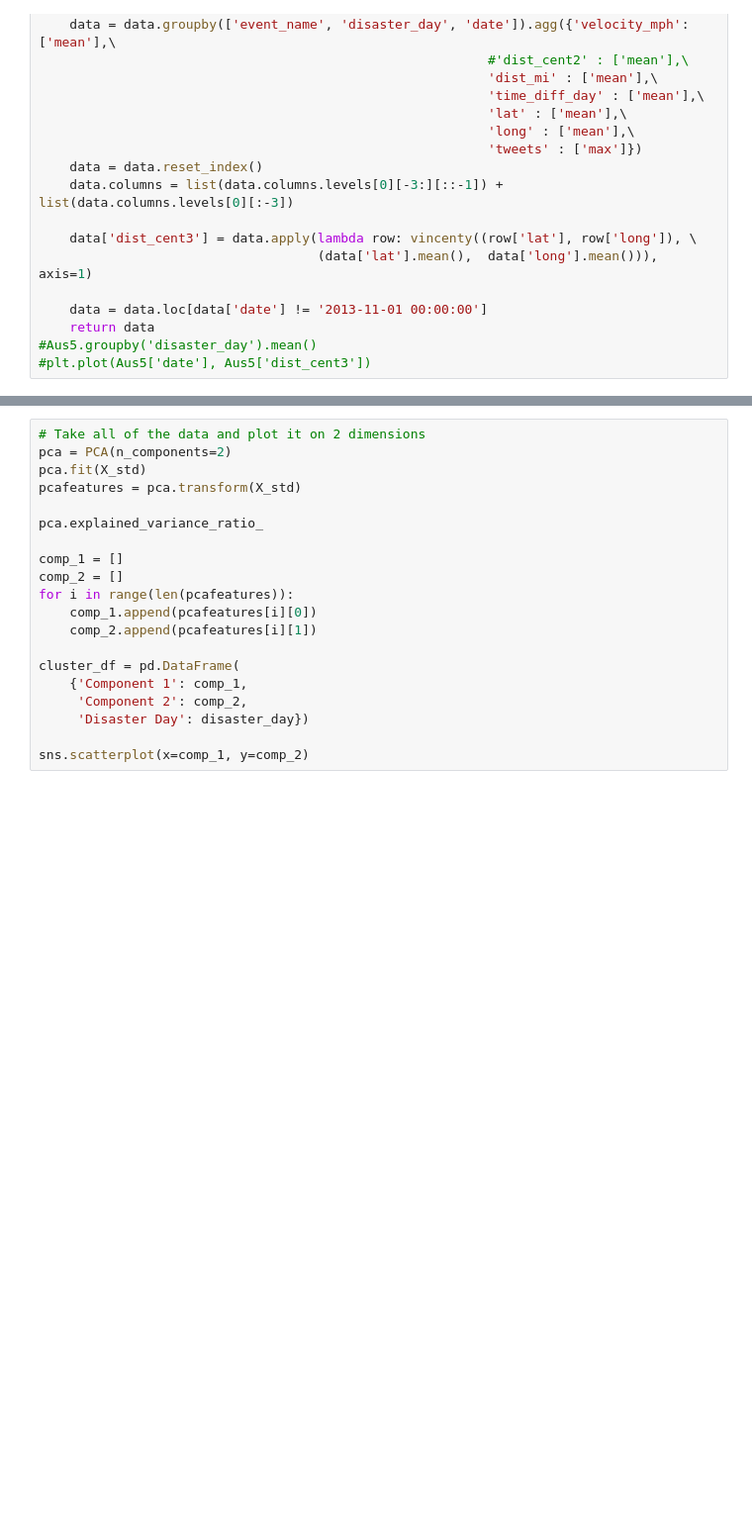
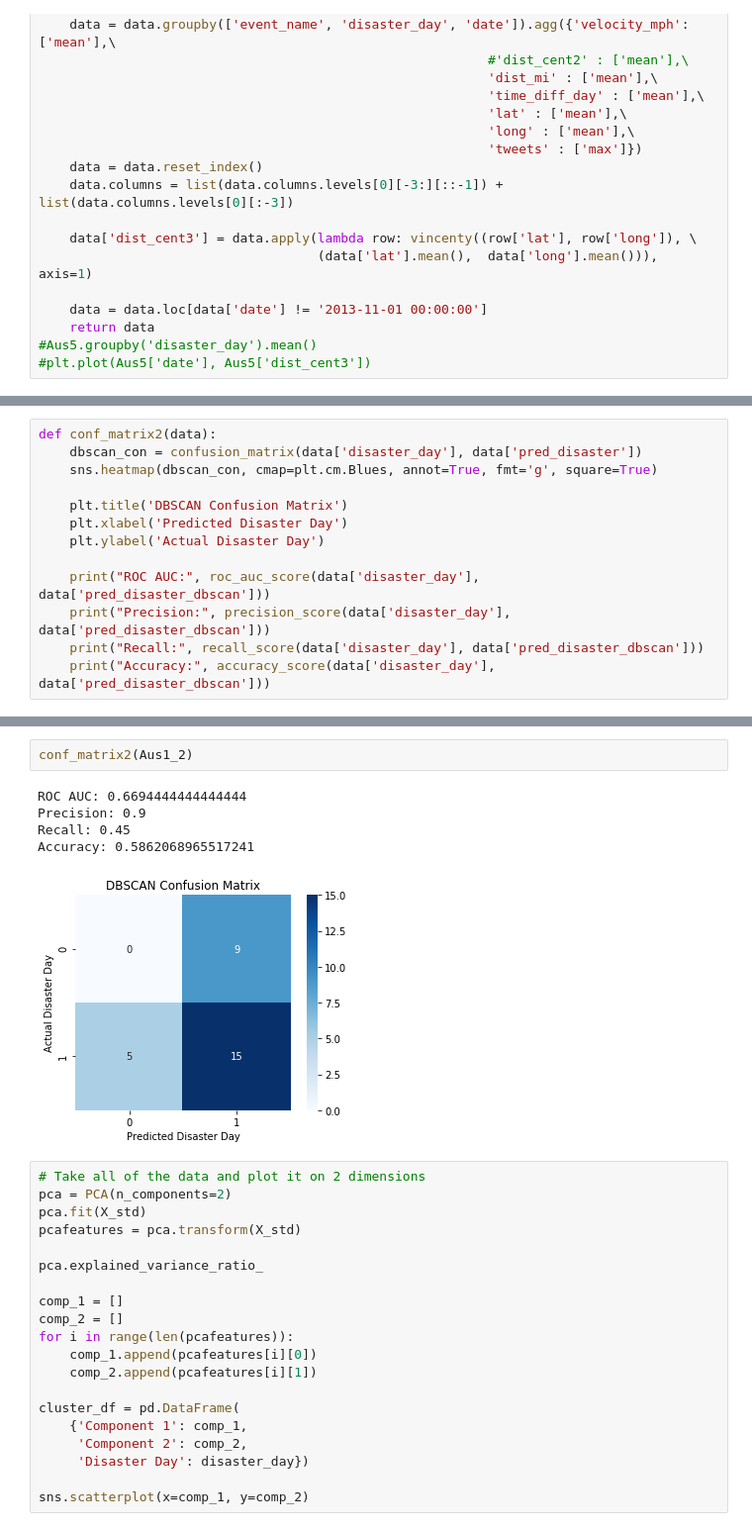
Before and after one commit to Matt-Carney/Natural_Disaster, a Jupyter notebook: Natural_Disaster.ipynb, the cells around one changed output, grey strips where cells are left out. Shown at 99% size. Cells and saved outputs as stored; diff of their text form; blank space fills up the shorter version.

```diff
--- a/Natural_Disaster.ipynb
+++ b/Natural_Disaster.ipynb
@@ -267,0 +271,13 @@ print("Accuracy:", accuracy_score(Aus5['disaster_day'], Aus5['pred_disaster']))
+# %%
+def conf_matrix2(data):
+    dbscan_con = confusion_matrix(data['disaster_day'], data['pred_disaster'])
+    sns.heatmap(dbscan_con, cmap=plt.cm.Blues, annot=True, fmt='g', square=True)
+
+    plt.title('DBSCAN Confusion Matrix')
+    plt.xlabel('Predicted Disaster Day')
+    plt.ylabel('Actual Disaster Day')
+
+    print("ROC AUC:", roc_auc_score(data['disaster_day'], data['pred_disaster_dbscan']))
+    print("Precision:", precision_score(data['disaster_day'], data['pred_disaster_dbscan']))
+    print("Recall:", recall_score(data['disaster_day'], data['pred_disaster_dbscan']))
+    print("Accuracy:", accuracy_score(data['disaster_day'], data['pred_disaster_dbscan']))
@@ -268,3 +293,11 @@ print("Accuracy:", accuracy_score(Aus5['disaster_day'], Aus5['pred_disaster']))
+# %%
+conf_matrix2(Aus1_2)
+# %% [output]
+ROC AUC: 0.6694444444444444
+Precision: 0.9
+Recall: 0.45
+Accuracy: 0.5862068965517241
+[figure, added]
 # %%
 # Take all of the data and plot it on 2 dimensions
 pca = PCA(n_components=2)
```
Also changed, not shown: parts of 7 cells of this notebook.
